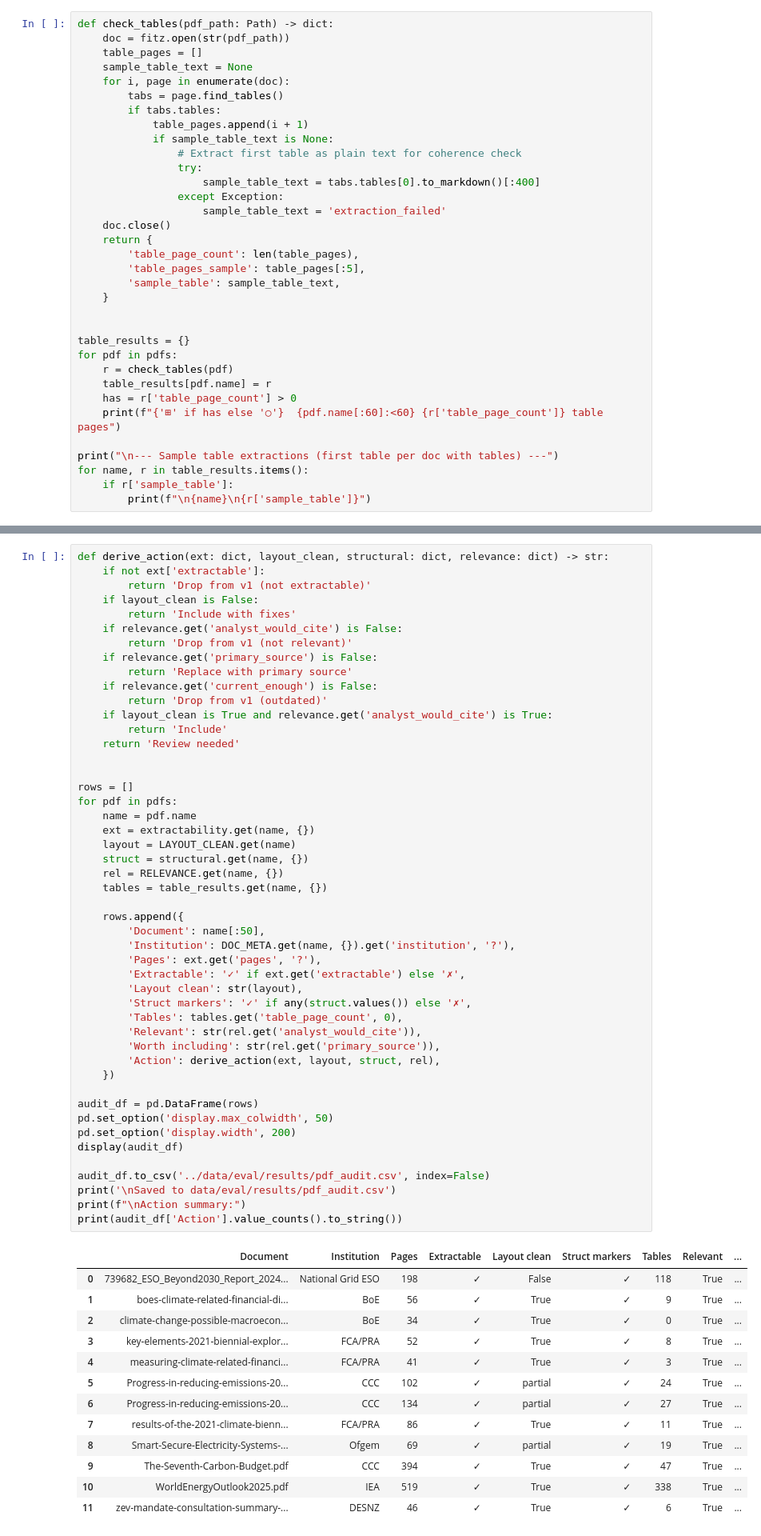
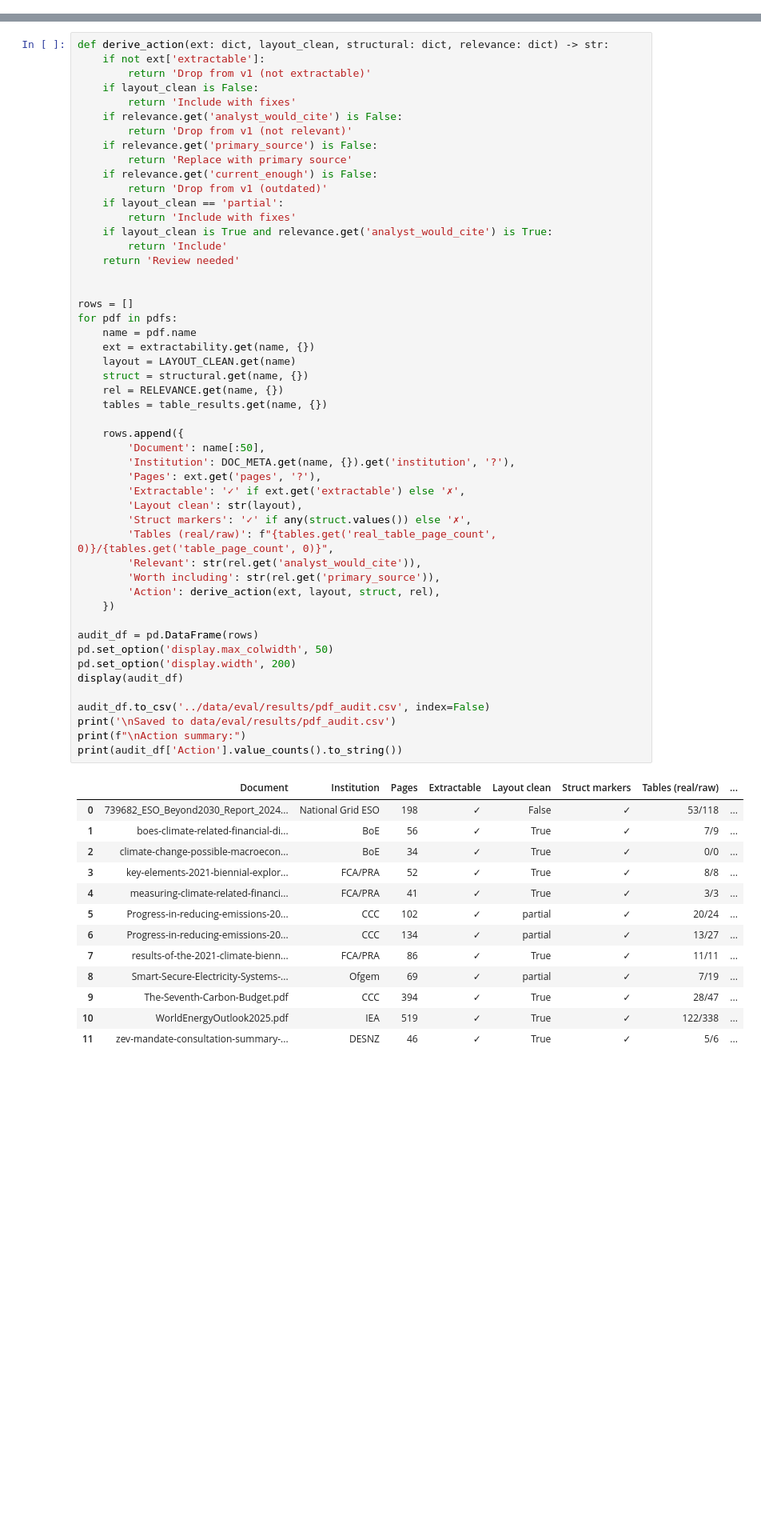
Before and after one commit to AshishSiwach/Climate-Policy-Intelligence-Engine, a Jupyter notebook: notebooks/pdf_quality_audit.ipynb, the cells around one changed output, grey strips where cells are left out. Shown at 80% size. Cells and saved outputs as stored; diff of their text form; blank space fills up the shorter version.

```diff
--- a/notebooks/pdf_quality_audit.ipynb
+++ b/notebooks/pdf_quality_audit.ipynb
@@ -284,37 +284,3 @@ zev-mandate-consultation-summary-of-responses-and-join  ✗  ✓  ✗  ✗
 # %% [markdown]
 ## Check 4 — Table detection
 Detect pages with tables; assess whether extraction is coherent or garbage.
-# %%
-def check_tables(pdf_path: Path) -> dict:
-    doc = fitz.open(str(pdf_path))
-    table_pages = []
-    sample_table_text = None
-    for i, page in enumerate(doc):
-        tabs = page.find_tables()
-        if tabs.tables:
-            table_pages.append(i + 1)
-            if sample_table_text is None:
-                # Extract first table as plain text for coherence check
-                try:
-                    sample_table_text = tabs.tables[0].to_markdown()[:400]
-                except Exception:
-                    sample_table_text = 'extraction_failed'
-    doc.close()
-    return {
-        'table_page_count': len(table_pages),
-        'table_pages_sample': table_pages[:5],
-        'sample_table': sample_table_text,
-    }
-
-
-table_results = {}
-for pdf in pdfs:
-    r = check_tables(pdf)
-    table_results[pdf.name] = r
-    has = r['table_page_count'] > 0
-    print(f"{'⊞' if has else '○'}  {pdf.name[:60]:<60} {r['table_page_count']} table pages")
-
-print("\n--- Sample table extractions (first table per doc with tables) ---")
-for name, r in table_results.items():
-    if r['sample_table']:
-        print(f"\n{name}\n{r['sample_table']}")
@@ -897,6 +773,8 @@ def derive_action(ext: dict, layout_clean, structural: dict, relevance: dict) ->
         return 'Replace with primary source'
     if relevance.get('current_enough') is False:
         return 'Drop from v1 (outdated)'
+    if layout_clean == 'partial':
+        return 'Include with fixes'
     if layout_clean is True and relevance.get('analyst_would_cite') is True:
         return 'Include'
     return 'Review needed'
@@ -906,47 +784,47 @@ rows = []
 for pdf in pdfs:
     name = pdf.name
     ext = extractability.get(name, {})
     layout = LAYOUT_CLEAN.get(name)
     struct = structural.get(name, {})
     rel = RELEVANCE.get(name, {})
     tables = table_results.get(name, {})
 
     rows.append({
         'Document': name[:50],
         'Institution': DOC_META.get(name, {}).get('institution', '?'),
         'Pages': ext.get('pages', '?'),
         'Extractable': '✓' if ext.get('extractable') else '✗',
         'Layout clean': str(layout),
         'Struct markers': '✓' if any(struct.values()) else '✗',
-        'Tables': tables.get('table_page_count', 0),
+        'Tables (real/raw)': f"{tables.get('real_table_page_count', 0)}/{tables.get('table_page_count', 0)}",
         'Relevant': str(rel.get('analyst_would_cite')),
         'Worth including': str(rel.get('primary_source')),
         'Action': derive_action(ext, layout, struct, rel),
     })
 
 audit_df = pd.DataFrame(rows)
 pd.set_option('display.max_colwidth', 50)
 pd.set_option('display.width', 200)
 display(audit_df)
 
 audit_df.to_csv('../data/eval/results/pdf_audit.csv', index=False)
 print('\nSaved to data/eval/results/pdf_audit.csv')
 print(f"\nAction summary:")
 print(audit_df['Action'].value_counts().to_string())
 # %% [output]
-|  | Document | Institution | Pages | Extractable | Layout clean | Struct markers | Tables | Relevant | ... |
-| 0 | 739682_ESO_Beyond2030_Report_2024... | National Grid ESO | 198 | ✓ | False | ✓ | 118 | True | ... |
-| 1 | boes-climate-related-financial-di... | BoE | 56 | ✓ | True | ✓ | 9 | True | ... |
-| 2 | climate-change-possible-macroecon... | BoE | 34 | ✓ | True | ✓ | 0 | True | ... |
-| 3 | key-elements-2021-biennial-explor... | FCA/PRA | 52 | ✓ | True | ✓ | 8 | True | ... |
-| 4 | measuring-climate-related-financi... | FCA/PRA | 41 | ✓ | True | ✓ | 3 | True | ... |
-| 5 | Progress-in-reducing-emissions-20... | CCC | 102 | ✓ | partial | ✓ | 24 | True | ... |
-| 6 | Progress-in-reducing-emissions-20... | CCC | 134 | ✓ | partial | ✓ | 27 | True | ... |
-| 7 | results-of-the-2021-climate-bienn... | FCA/PRA | 86 | ✓ | True | ✓ | 11 | True | ... |
-| 8 | Smart-Secure-Electricity-Systems-... | Ofgem | 69 | ✓ | partial | ✓ | 19 | True | ... |
-| 9 | The-Seventh-Carbon-Budget.pdf | CCC | 394 | ✓ | True | ✓ | 47 | True | ... |
-| 10 | WorldEnergyOutlook2025.pdf | IEA | 519 | ✓ | True | ✓ | 338 | True | ... |
-| 11 | zev-mandate-consultation-summary-... | DESNZ | 46 | ✓ | True | ✓ | 6 | True | ... |
+|  | Document | Institution | Pages | Extractable | Layout clean | Struct markers | Tables (real/raw) | ... |
+| 0 | 739682_ESO_Beyond2030_Report_2024... | National Grid ESO | 198 | ✓ | False | ✓ | 53/118 | ... |
+| 1 | boes-climate-related-financial-di... | BoE | 56 | ✓ | True | ✓ | 7/9 | ... |
+| 2 | climate-change-possible-macroecon... | BoE | 34 | ✓ | True | ✓ | 0/0 | ... |
+| 3 | key-elements-2021-biennial-explor... | FCA/PRA | 52 | ✓ | True | ✓ | 8/8 | ... |
+| 4 | measuring-climate-related-financi... | FCA/PRA | 41 | ✓ | True | ✓ | 3/3 | ... |
+| 5 | Progress-in-reducing-emissions-20... | CCC | 102 | ✓ | partial | ✓ | 20/24 | ... |
+| 6 | Progress-in-reducing-emissions-20... | CCC | 134 | ✓ | partial | ✓ | 13/27 | ... |
+| 7 | results-of-the-2021-climate-bienn... | FCA/PRA | 86 | ✓ | True | ✓ | 11/11 | ... |
+| 8 | Smart-Secure-Electricity-Systems-... | Ofgem | 69 | ✓ | partial | ✓ | 7/19 | ... |
+| 9 | The-Seventh-Carbon-Budget.pdf | CCC | 394 | ✓ | True | ✓ | 28/47 | ... |
+| 10 | WorldEnergyOutlook2025.pdf | IEA | 519 | ✓ | True | ✓ | 122/338 | ... |
+| 11 | zev-mandate-consultation-summary-... | DESNZ | 46 | ✓ | True | ✓ | 5/6 | ... |
 Saved to data/eval/results/pdf_audit.csv
 
 Action summary:
```
Also changed, not shown: parts of 9 cells of this notebook, 13 other files.
